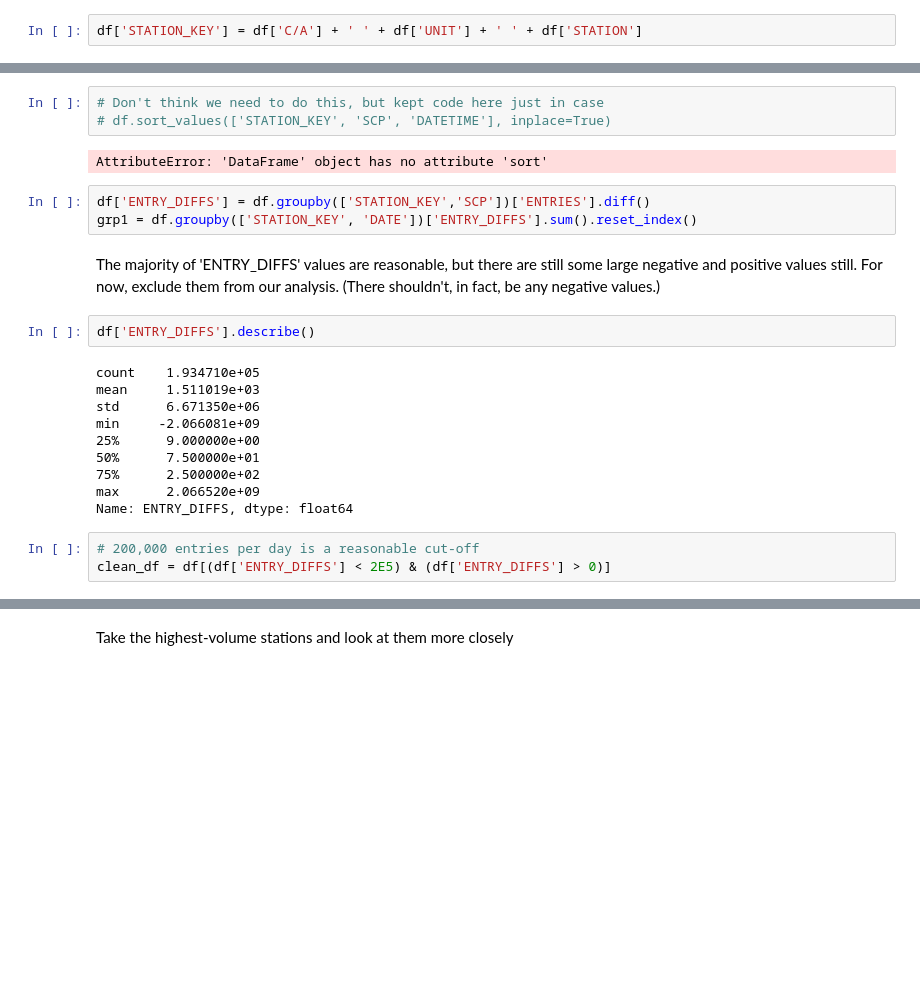
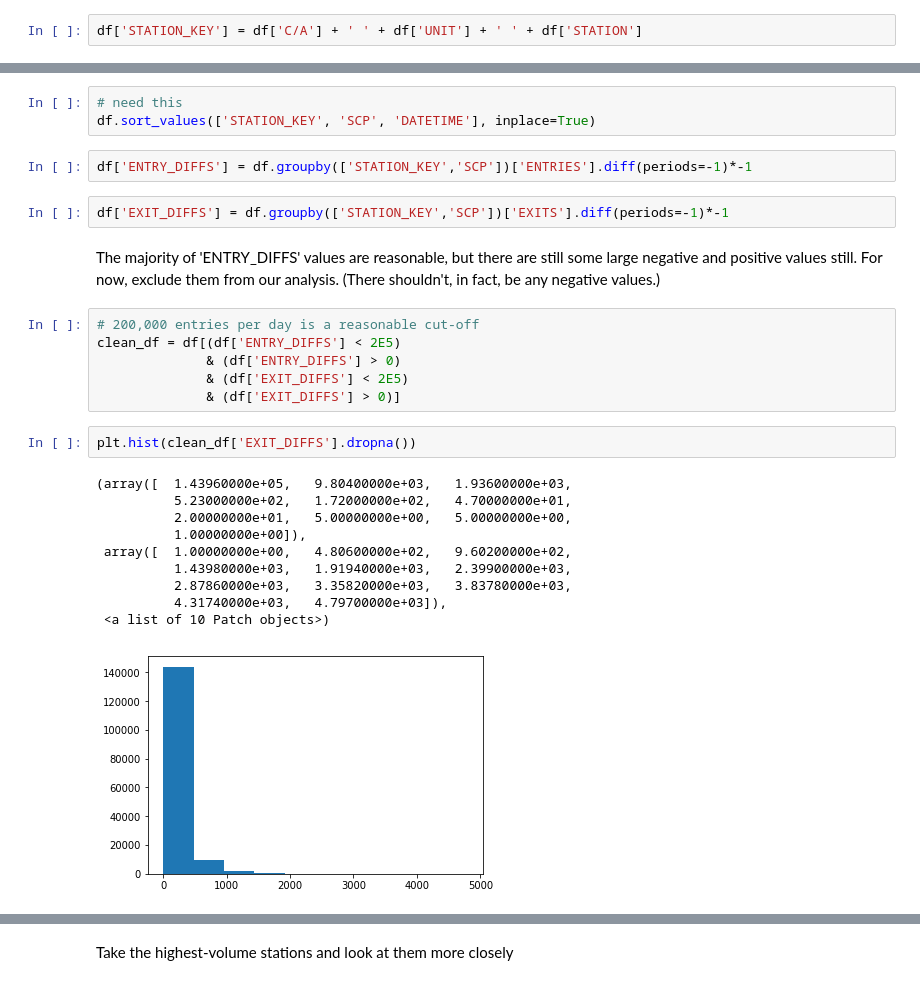
Before and after one commit to luketibbott/benson, a Jupyter notebook: benson-KF.ipynb, the cells around one changed output, grey strips where cells are left out. Cells and saved outputs as stored; diff of their text form; blank space fills up the shorter version.

```diff
--- a/benson-KF.ipynb
+++ b/benson-KF.ipynb
@@ -37,28 +36,31 @@ Group by Station Key, then compute difference between 'ENTRIES'
 # %%
-# Don't think we need to do this, but kept code here just in case
-# df.sort_values(['STATION_KEY', 'SCP', 'DATETIME'], inplace=True)
+# need this
+df.sort_values(['STATION_KEY', 'SCP', 'DATETIME'], inplace=True)
-# %% [output]
-AttributeError: 'DataFrame' object has no attribute 'sort'
 # %%
-df['ENTRY_DIFFS'] = df.groupby(['STATION_KEY','SCP'])['ENTRIES'].diff()
-grp1 = df.groupby(['STATION_KEY', 'DATE'])['ENTRY_DIFFS'].sum().reset_index()
+df['ENTRY_DIFFS'] = df.groupby(['STATION_KEY','SCP'])['ENTRIES'].diff(periods=-1)*-1
+# %%
+df['EXIT_DIFFS'] = df.groupby(['STATION_KEY','SCP'])['EXITS'].diff(periods=-1)*-1
 # %% [markdown]
 The majority of 'ENTRY_DIFFS' values are reasonable, but there are still some large negative and positive values still. For now, exclude them from our analysis. (There shouldn't, in fact, be any negative values.)
-# %%
-df['ENTRY_DIFFS'].describe()
-# %% [output]
-count    1.934710e+05
-mean     1.511019e+03
-std      6.671350e+06
-min     -2.066081e+09
-25%      9.000000e+00
-50%      7.500000e+01
-75%      2.500000e+02
-max      2.066520e+09
-Name: ENTRY_DIFFS, dtype: float64
 # %%
 # 200,000 entries per day is a reasonable cut-off
-clean_df = df[(df['ENTRY_DIFFS'] < 2E5) & (df['ENTRY_DIFFS'] > 0)]
+clean_df = df[(df['ENTRY_DIFFS'] < 2E5)
+              & (df['ENTRY_DIFFS'] > 0)
+              & (df['EXIT_DIFFS'] < 2E5)
+              & (df['EXIT_DIFFS'] > 0)]
+# %%
+plt.hist(clean_df['EXIT_DIFFS'].dropna())
+# %% [output]
+(array([  1.43960000e+05,   9.80400000e+03,   1.93600000e+03,
+          5.23000000e+02,   1.72000000e+02,   4.70000000e+01,
+          2.00000000e+01,   5.00000000e+00,   5.00000000e+00,
+          1.00000000e+00]),
+ array([  1.00000000e+00,   4.80600000e+02,   9.60200000e+02,
+          1.43980000e+03,   1.91940000e+03,   2.39900000e+03,
+          2.87860000e+03,   3.35820000e+03,   3.83780000e+03,
+          4.31740000e+03,   4.79700000e+03]),
+ <a list of 10 Patch objects>)
+[figure, added]
 # %%
 plt.hist(clean_df['ENTRY_DIFFS'].dropna())
 # %% [output]
```
Also changed, not shown: parts of 34 cells of this notebook, 5 other files.
